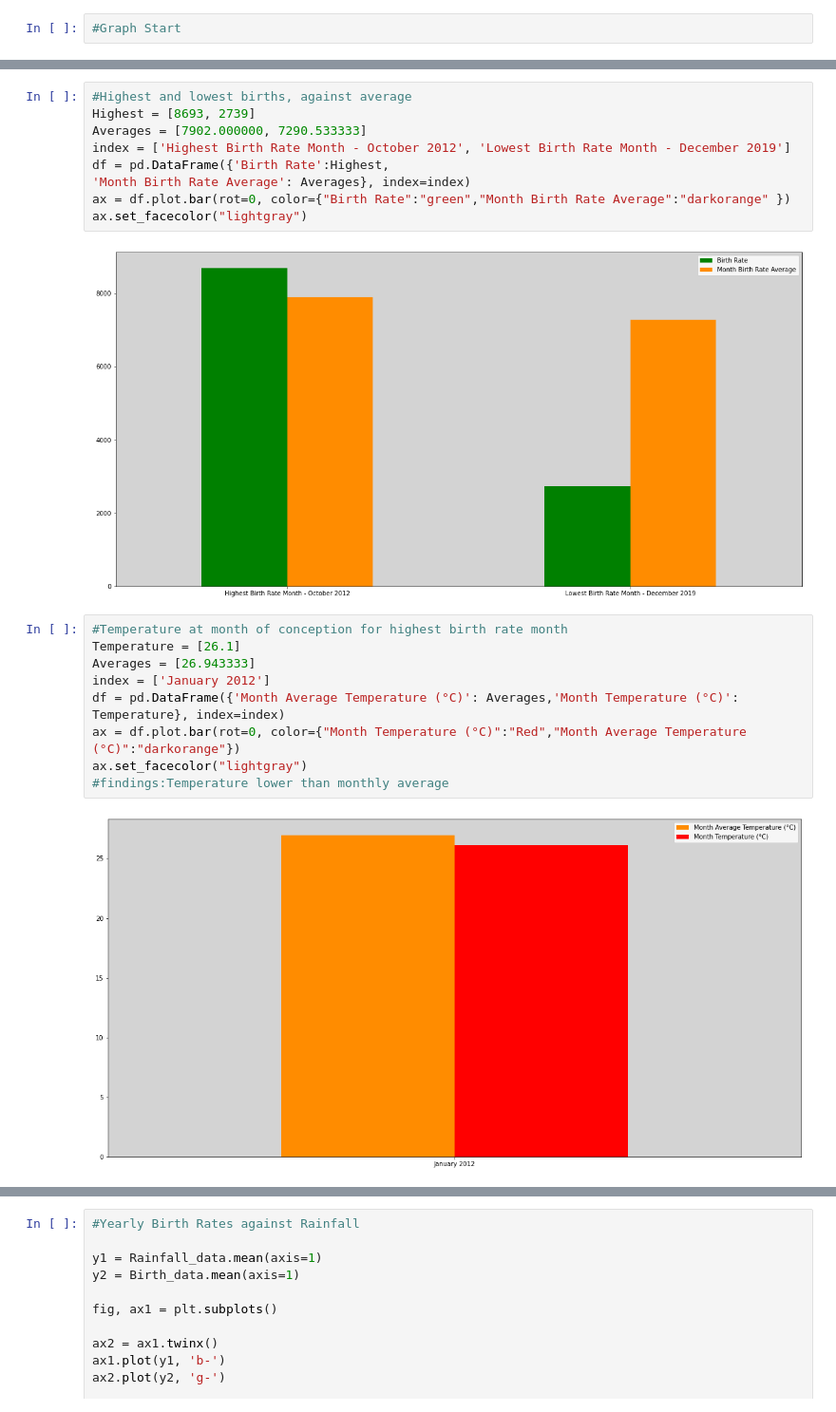
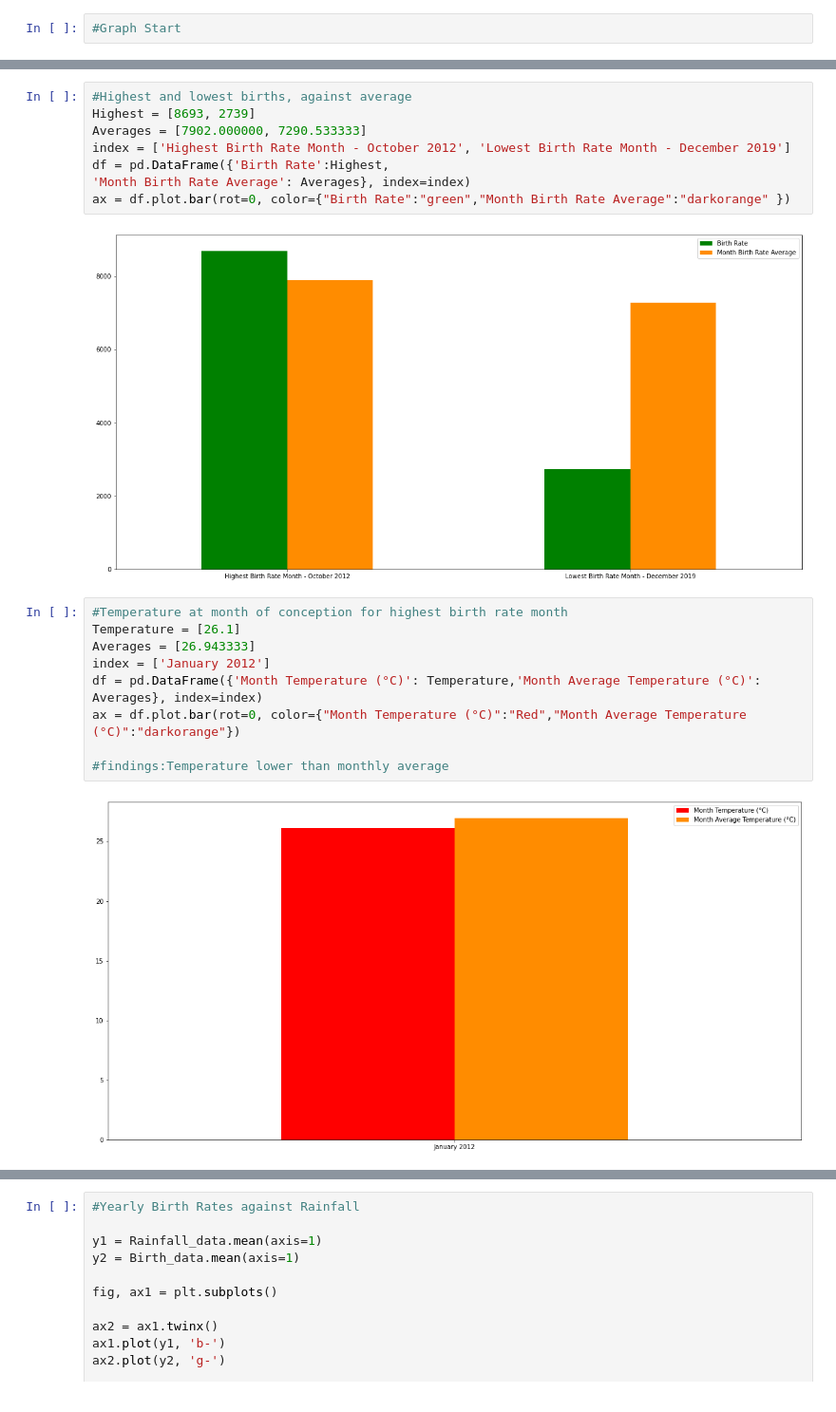
Before and after one commit to JordanLewisStudio/Data_project, a Jupyter notebook: data_project presenation.ipynb, the cells around one changed output, grey strips where cells are left out. Shown at 95% size. Drawn from its saved outputs; the diff is of its cells as text.

```diff
--- a/data_project presenation.ipynb
+++ b/data_project presenation.ipynb
@@ -545,20 +558,19 @@ index = ['Highest Birth Rate Month - October 2012', 'Lowest Birth Rate Month - D
 df = pd.DataFrame({'Birth Rate':Highest,
 'Month Birth Rate Average': Averages}, index=index)
 ax = df.plot.bar(rot=0, color={"Birth Rate":"green","Month Birth Rate Average":"darkorange" })
-ax.set_facecolor("lightgray")
 # %% [output]
-[figure, old version]
+[figure, new version]
 # %%
 #Temperature at month of conception for highest birth rate month
 Temperature = [26.1]
 Averages = [26.943333]
 index = ['January 2012']
-df = pd.DataFrame({'Month Average Temperature (°C)': Averages,'Month Temperature (°C)': Temperature}, index=index)
+df = pd.DataFrame({'Month Temperature (°C)': Temperature,'Month Average Temperature (°C)': Averages}, index=index)
 ax = df.plot.bar(rot=0, color={"Month Temperature (°C)":"Red","Month Average Temperature (°C)":"darkorange"})
-ax.set_facecolor("lightgray")
+
 #findings:Temperature lower than monthly average
 # %% [output]
-[figure, old version]
+[figure, new version]
 # %%
 #Temperature at month of conception for lowest birth rate month
 Temperature = [26.8]
```
Also changed, not shown: parts of 19 cells of this notebook, 2 other files.
